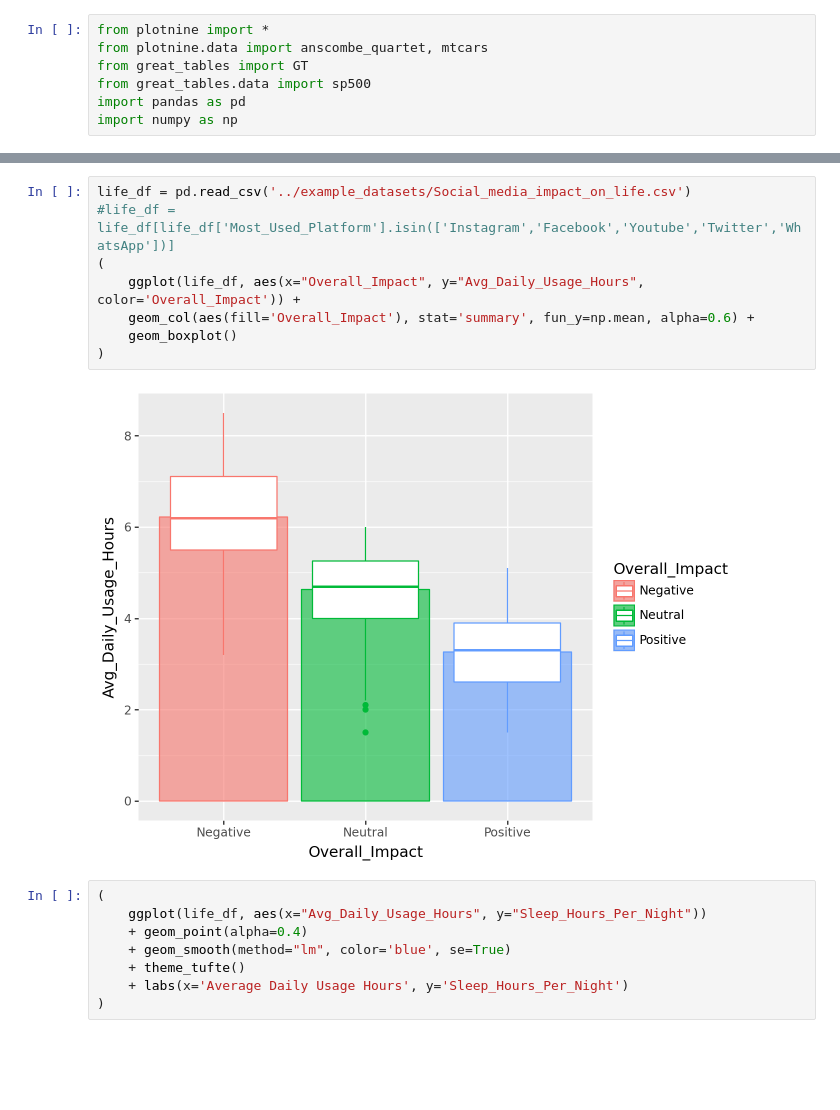
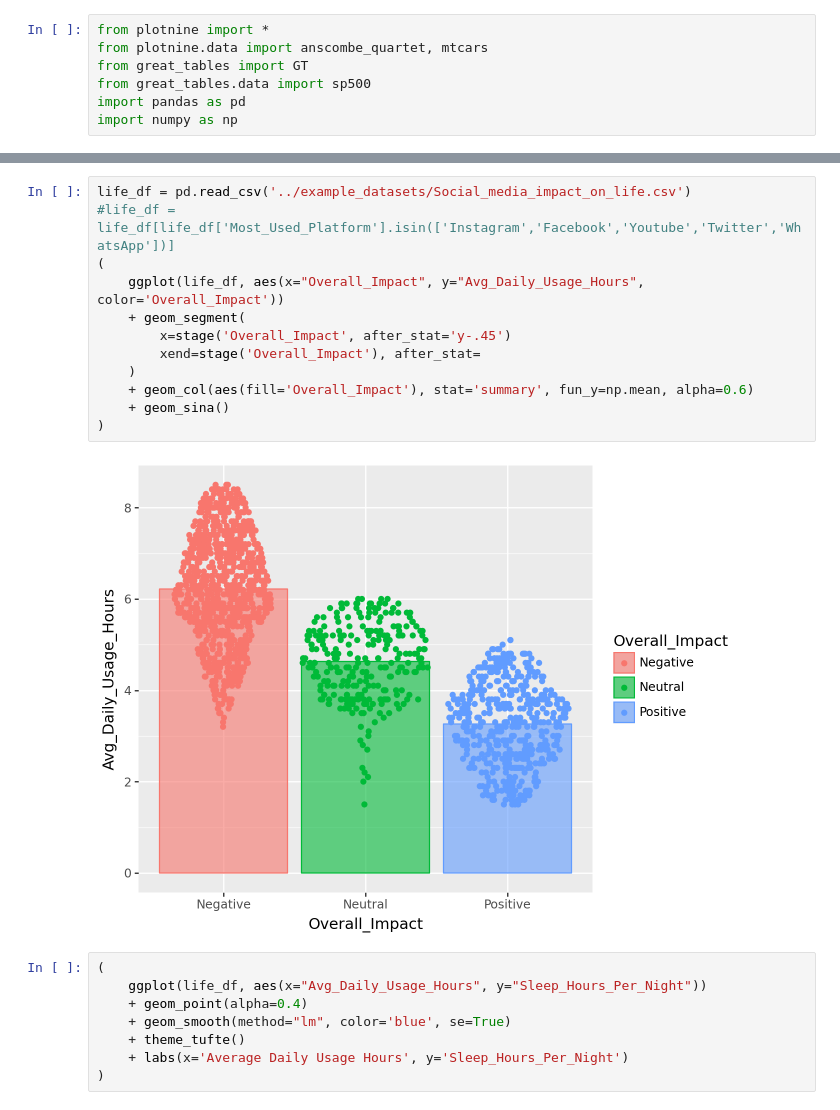
Before and after one commit to nicholaslawrence-hub/tidyverse_model_eval, a Jupyter notebook: plotnine_eval/plotnine_test.ipynb, the cells around one changed output, grey strips where cells are left out. Saved outputs shown, nothing was run; the diff lists cells and outputs as text; blank space fills up the shorter version.

```diff
--- a/plotnine_eval/plotnine_test.ipynb
+++ b/plotnine_eval/plotnine_test.ipynb
@@ -41,13 +53,17 @@ life_df.head(10)
 # %%
 life_df = pd.read_csv('../example_datasets/Social_media_impact_on_life.csv')
 #life_df = life_df[life_df['Most_Used_Platform'].isin(['Instagram','Facebook','Youtube','Twitter','WhatsApp'])]
 (
-    ggplot(life_df, aes(x="Overall_Impact", y="Avg_Daily_Usage_Hours", color='Overall_Impact')) +
-    geom_col(aes(fill='Overall_Impact'), stat='summary', fun_y=np.mean, alpha=0.6) +
-    geom_boxplot()
+    ggplot(life_df, aes(x="Overall_Impact", y="Avg_Daily_Usage_Hours", color='Overall_Impact'))
+    + geom_segment(
+        x=stage('Overall_Impact', after_stat='y-.45')
+        xend=stage('Overall_Impact'), after_stat=
+    )
+    + geom_col(aes(fill='Overall_Impact'), stat='summary', fun_y=np.mean, alpha=0.6)
+    + geom_sina()
 )
 # %% [output]
-[figure, old version]
+[figure, new version]
 # %%
 (
     ggplot(life_df, aes(x="Avg_Daily_Usage_Hours", y="Sleep_Hours_Per_Night"))
```
Also changed, not shown: parts of 1 cell of this notebook, 16 other files.
